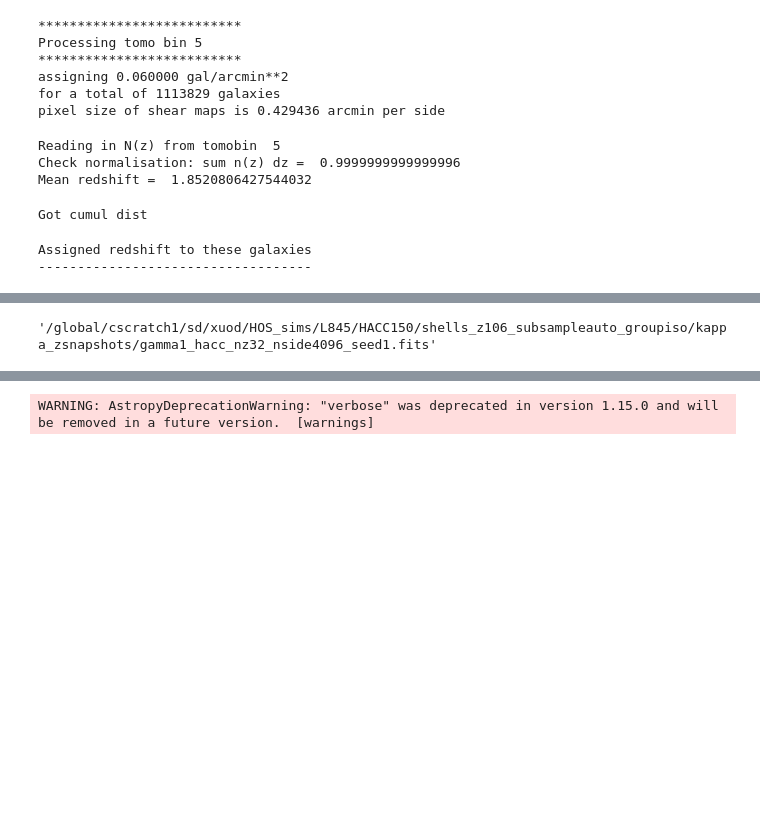
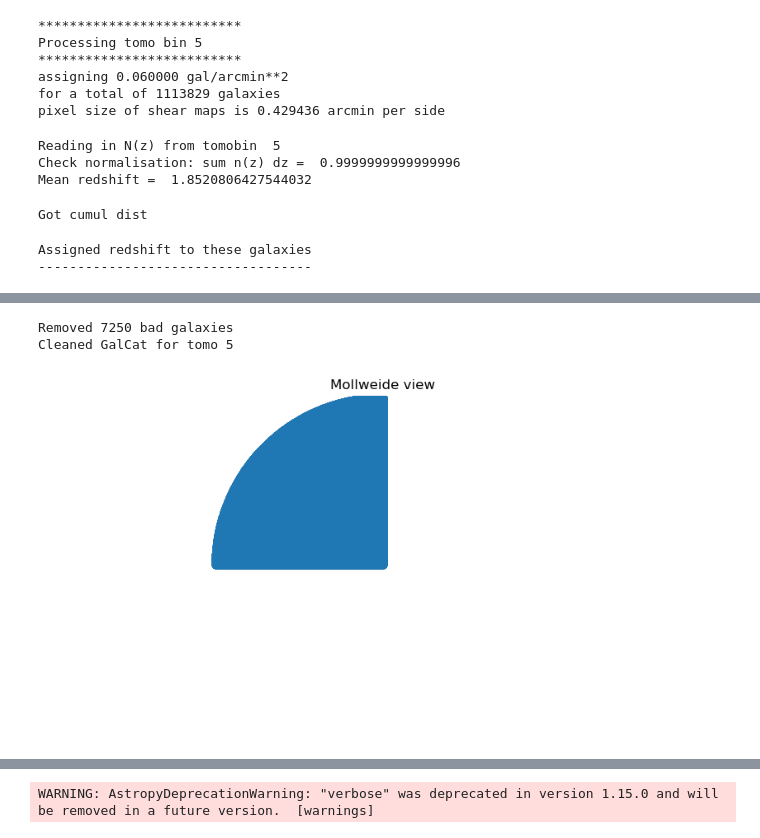
Before and after one commit to LSSTDESC/SkySim5000_IA_infusion, a Jupyter notebook: PopulateGal.ipynb, the cells around one changed output, grey strips where cells are left out. Saved outputs shown, nothing was run; the diff lists cells and outputs as text; code cells hidden in the pictures; blank space fills up the shorter version.

```diff
--- a/PopulateGal.ipynb
+++ b/PopulateGal.ipynb
@@ -7,6 +7,9 @@ import numpy as np
 import healpy as hp
 import random
 import input
+
+SkySim=True
+HACCY1=False
 
 
 # The tomographic bin
@@ -34,8 +37,10 @@ ngal = int(gpam * (4.*np.pi/8.)*(180./np.pi)**2. *3600.)
 print('for a total of %i galaxies' % ngal)
 
 # The NSIDE value of the shear and weight maps
-nside = 8192
-#nside = 2048
+if(SkySim):
+    nside = 8192
+if(HACCY1):
+    nside = 4096
 
 npix = 12*nside**2
 pix_size = np.sqrt(4.*np.pi*(180./np.pi*60)**2/npix)
@@ -893,5 +877,35 @@ Done writing all catalogues
 # %%
-ishell = int(shell_list[plane])
-os.path.join(path, f'shells_z{nshells}_subsampleauto_groupiso/{nzs}/gamma1_hacc_nz{ishell}_nside4096_seed{seed}.fits')
+# Clean up catalogues for boundary effects, where shear is sometimes -1e30...
+# Must run after concatenating the plane catalogues
+
+if(HACCY1):
+    path='/global/homes/j/jharno/IA-infusion/HACC-Y1/GalCat/StageIV_nz/V0/seed'+str(seed)+'/'
+    GpAM='0.6'
+    for tomo in range(tomobin,tomobin+1):
+        fname_in='GalCat_tomo'+str(tomo)+'_All_nshells'+str(nshells)+'_'+GpAM+'GpAM_RA_Dec_g1_g2_w_z.asc'
+        fname_out='GalCat_tomo'+str(tomo)+'_All_nshells'+str(nshells)+'_'+GpAM+'GpAM_RA_Dec_g1_g2_w_z_good.asc'
+
+        GalCat = np.loadtxt(path+fname_in)
+        Good_cat = GalCat[GalCat[:,3]>-1]
+        np.savetxt(path+fname_out,Good_cat)
+        Bad_cat = GalCat[GalCat[:,3]<-1]
+        print("Removed "+str(np.shape(Bad_cat)[0])+" bad galaxies")
+        print('Cleaned GalCat for tomo',tomo)
 # %% [output]
-'/global/cscratch1/sd/xuod/HOS_sims/L845/HACC150/shells_z106_subsampleauto_groupiso/kappa_zsnapshots/gamma1_hacc_nz32_nside4096_seed1.fits'
+Removed 7250 bad galaxies
+Cleaned GalCat for tomo 5
+# %%
+# Visualise HACC-Y1 catalogue
+seed = 0
+GpAM='0.06'
+path='/global/homes/j/jharno/IA-infusion/HACC-Y1/GalCat/StageIV_nz/V0/seed'+str(seed)+'/'
+
+for tomo in range(2,3):
+    fname_in='GalCat_tomo'+str(tomo)+'_All_nshells'+str(nshells)+'_'+GpAM+'GpAM_RA_Dec_g1_g2_w_z_good.asc'
+    GalCat = np.loadtxt(path+fname_in)
+
+    hp.mollview()
+    hp.projscatter(GalCat[:,0],GalCat[:,1], lonlat=True)
+    plt.show()
+# %% [output]
+[figure, added]
```
Also changed, not shown: parts of 12 cells of this notebook, 7 other files.
